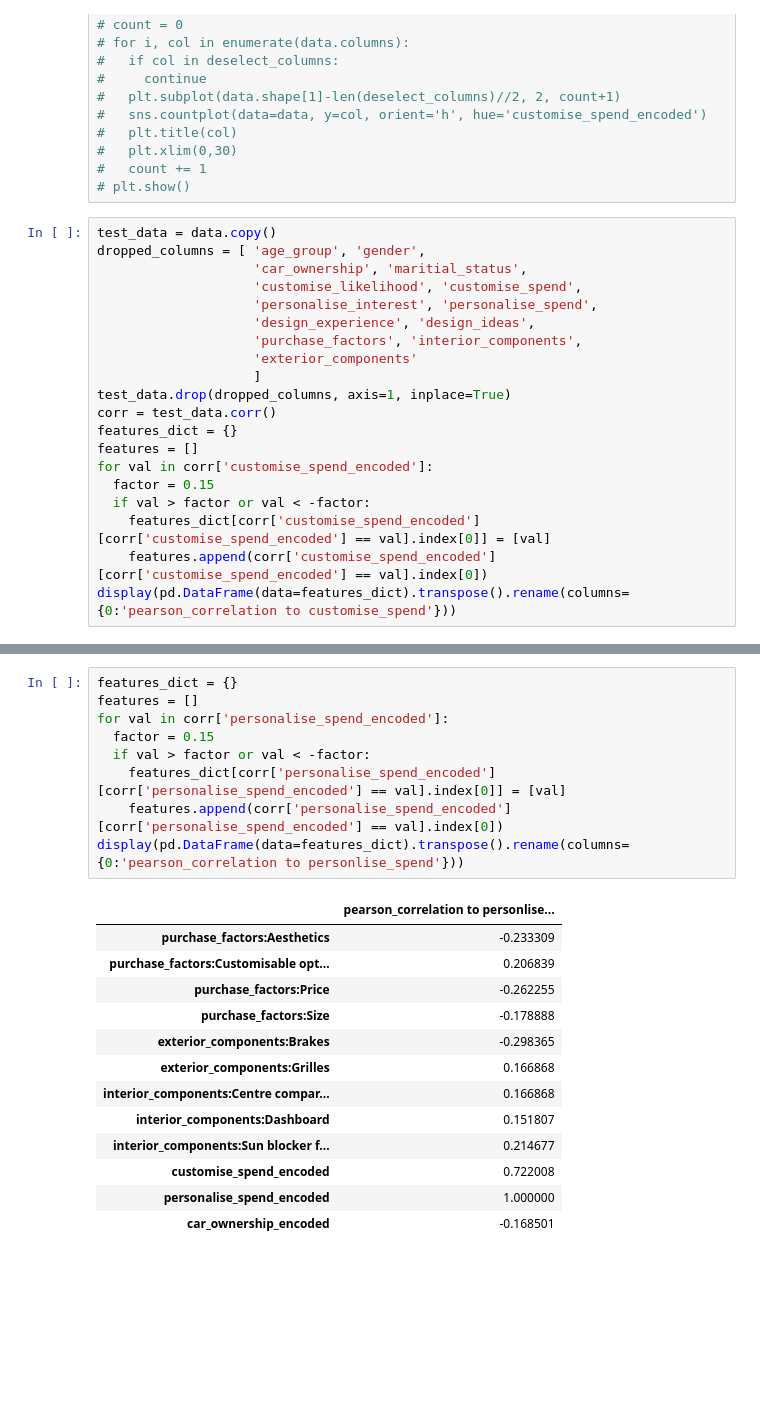
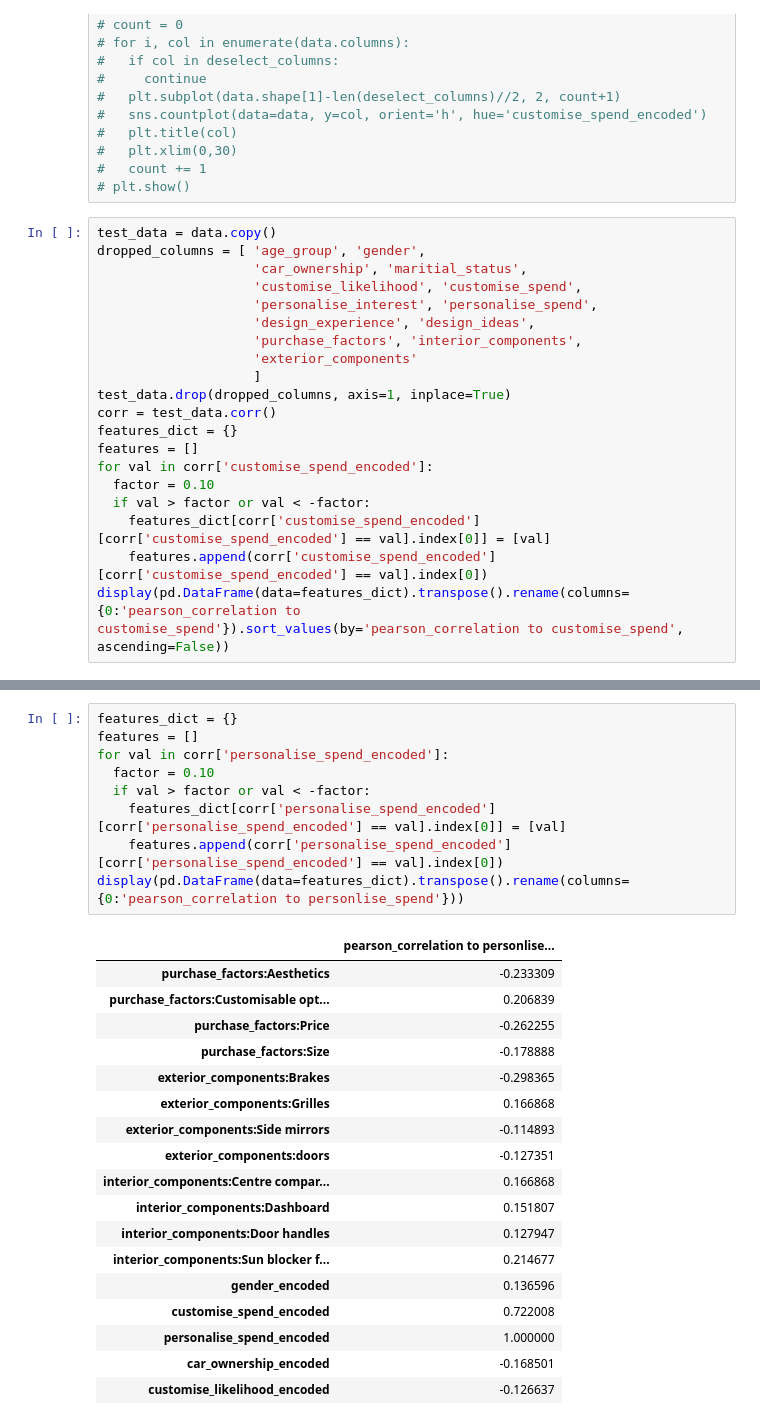
Before and after one commit to bentjh01/MA4829_Machine_Intelligence, a Jupyter notebook: final_ver.ipynb, the cells around one changed output, grey strips where cells are left out. Saved outputs shown, nothing was run; the diff lists cells and outputs as text; blank space fills up the shorter version.

```diff
--- a/final_ver.ipynb
+++ b/final_ver.ipynb
@@ -338,10 +330,10 @@ corr = test_data.corr()
 features_dict = {}
 features = []
 for val in corr['customise_spend_encoded']:
-  factor = 0.15
+  factor = 0.10
   if val > factor or val < -factor:
     features_dict[corr['customise_spend_encoded'][corr['customise_spend_encoded'] == val].index[0]] = [val]
     features.append(corr['customise_spend_encoded'][corr['customise_spend_encoded'] == val].index[0])
-display(pd.DataFrame(data=features_dict).transpose().rename(columns={0:'pearson_correlation to customise_spend'}))
+display(pd.DataFrame(data=features_dict).transpose().rename(columns={0:'pearson_correlation to customise_spend'}).sort_values(by='pearson_correlation to customise_spend', ascending=False))
 # %% [output]
 |  | pearson_correlation to customise_... |
@@ -358,26 +367,31 @@ display(pd.DataFrame(data=features_dict).transpose().rename(columns={0:'pearson_
 # %%
 features_dict = {}
 features = []
 for val in corr['personalise_spend_encoded']:
-  factor = 0.15
+  factor = 0.10
   if val > factor or val < -factor:
     features_dict[corr['personalise_spend_encoded'][corr['personalise_spend_encoded'] == val].index[0]] = [val]
     features.append(corr['personalise_spend_encoded'][corr['personalise_spend_encoded'] == val].index[0])
 display(pd.DataFrame(data=features_dict).transpose().rename(columns={0:'pearson_correlation to personlise_spend'}))
 # %% [output]
 |  | pearson_correlation to personlise... |
 | purchase_factors:Aesthetics | -0.233309 |
 | purchase_factors:Customisable opt... | 0.206839 |
 | purchase_factors:Price | -0.262255 |
 | purchase_factors:Size | -0.178888 |
 | exterior_components:Brakes | -0.298365 |
 | exterior_components:Grilles | 0.166868 |
+| exterior_components:Side mirrors | -0.114893 |
+| exterior_components:doors | -0.127351 |
 | interior_components:Centre compar... | 0.166868 |
 | interior_components:Dashboard | 0.151807 |
+| interior_components:Door handles | 0.127947 |
 | interior_components:Sun blocker f... | 0.214677 |
+| gender_encoded | 0.136596 |
 | customise_spend_encoded | 0.722008 |
 | personalise_spend_encoded | 1.000000 |
 | car_ownership_encoded | -0.168501 |
+| customise_likelihood_encoded | -0.126637 |
 # %%
 modeled_data = data.copy()
 purchase_factors = data['purchase_factors'].explode().unique().tolist()
```
Also changed, not shown: parts of 5 cells of this notebook.
